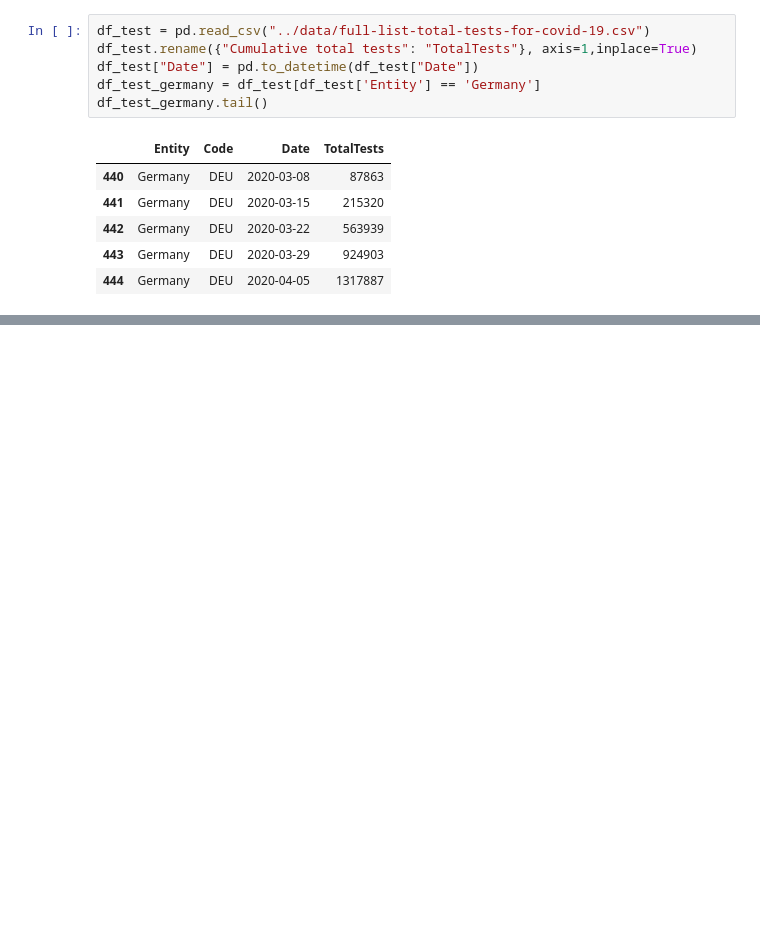
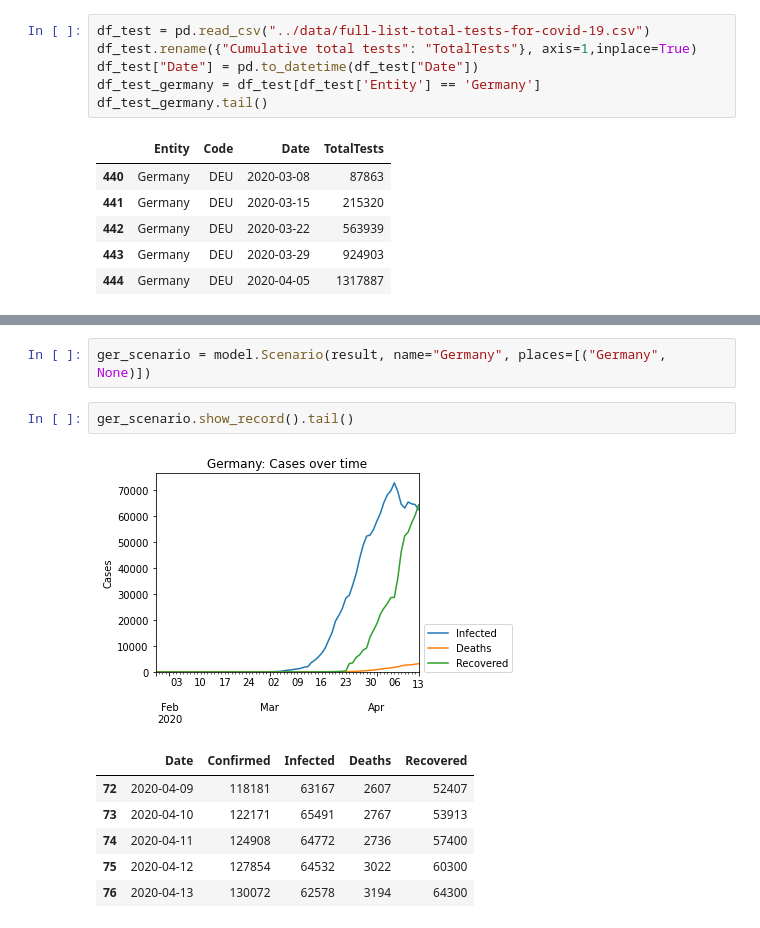
Before and after one commit to Fudalinm/EpidemicSpreadModels, a Jupyter notebook: notebooks/Germany.ipynb, the cells around one changed output, grey strips where cells are left out. Drawn from its saved outputs; the diff is of its cells as text; blank space fills up the shorter version.

Commit message:
model-changed

```diff
--- a/notebooks/Germany.ipynb
+++ b/notebooks/Germany.ipynb
@@ -106,0 +109,12 @@ result
+# %%
+ger_scenario = model.Scenario(result, name="Germany", places=[("Germany", None)])
+# %%
+ger_scenario.show_record().tail()
+# %% [output]
+[figure, added]
+|  | Date | Confirmed | Infected | Deaths | Recovered |
+| 72 | 2020-04-09 | 118181 | 63167 | 2607 | 52407 |
+| 73 | 2020-04-10 | 122171 | 65491 | 2767 | 53913 |
+| 74 | 2020-04-11 | 124908 | 64772 | 2736 | 57400 |
+| 75 | 2020-04-12 | 127854 | 64532 | 3022 | 60300 |
+| 76 | 2020-04-13 | 130072 | 62578 | 3194 | 64300 |
```
Also changed, not shown: parts of 7 cells of this notebook, 1 other file.
